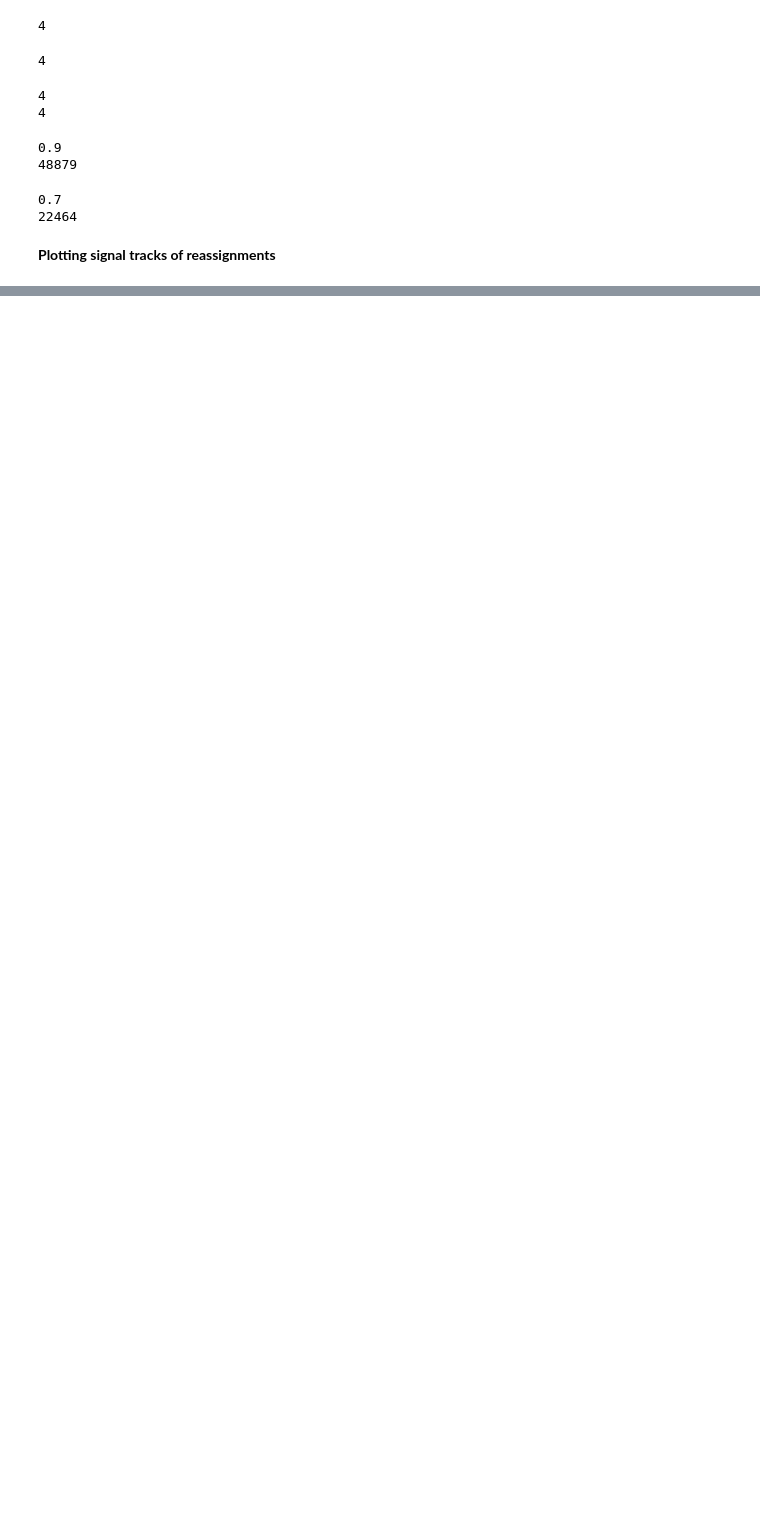
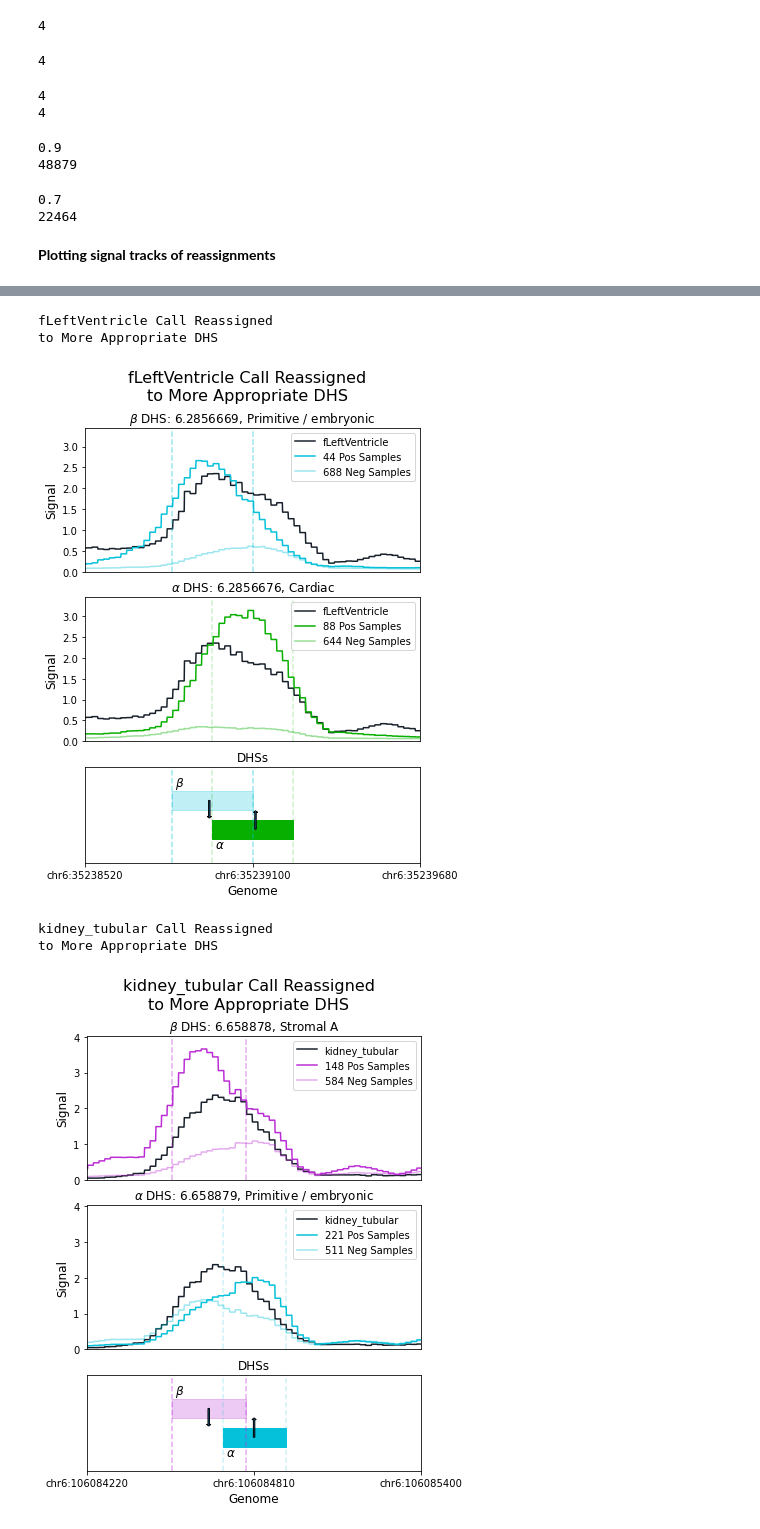
Before and after one commit to meuleman/gilbertAPI, a Jupyter notebook: recommendersystems/NMF/DHS/quality_of_NMF_recon_threshold_flip_01thresh_reassignments.ipynb, the cells around one changed output, grey strips where cells are left out. Cells and saved outputs as stored; diff of their text form; code cells hidden in the pictures; blank space fills up the shorter version.

```diff
--- a/recommendersystems/NMF/DHS/quality_of_NMF_recon_threshold_flip_01thresh_reassignments.ipynb
+++ b/recommendersystems/NMF/DHS/quality_of_NMF_recon_threshold_flip_01thresh_reassignments.ipynb
@@ -500,0 +746,10 @@ Reconstruction Threshold = 0.0/1.0
+# %%
+for i in range(4):
+    plotting_signal_overlapping_separate_panels_flipped(i)
+# %% [output]
+fLeftVentricle Call Reassigned
+to More Appropriate DHS
+[figure, added]
+kidney_tubular Call Reassigned
+to More Appropriate DHS
+[figure, added]
```
Also changed, not shown: parts of 32 cells of this notebook.
